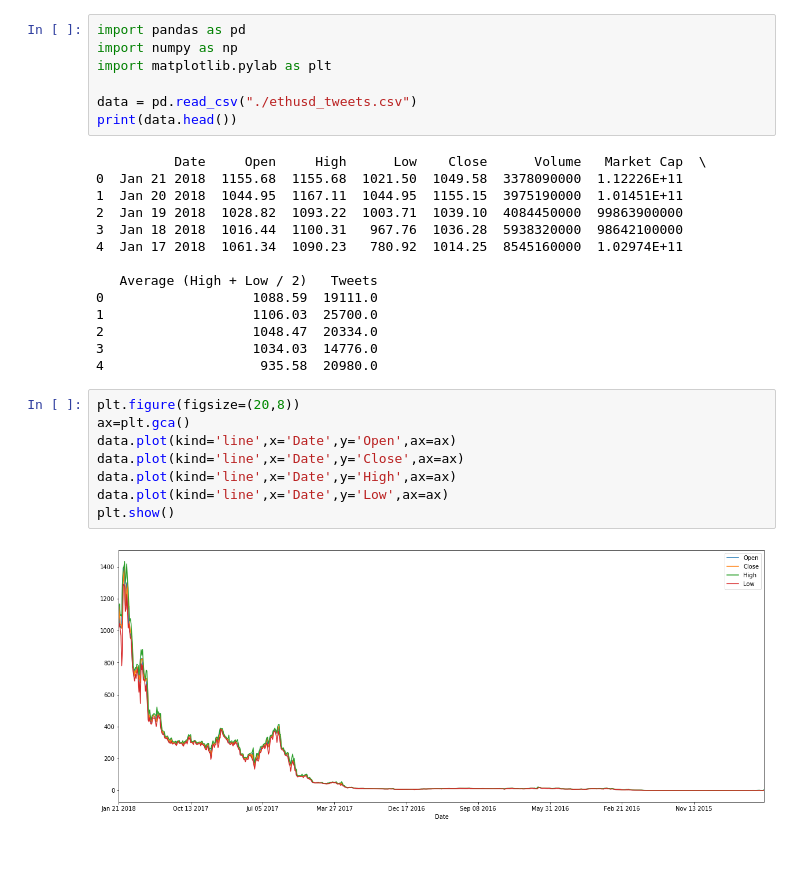
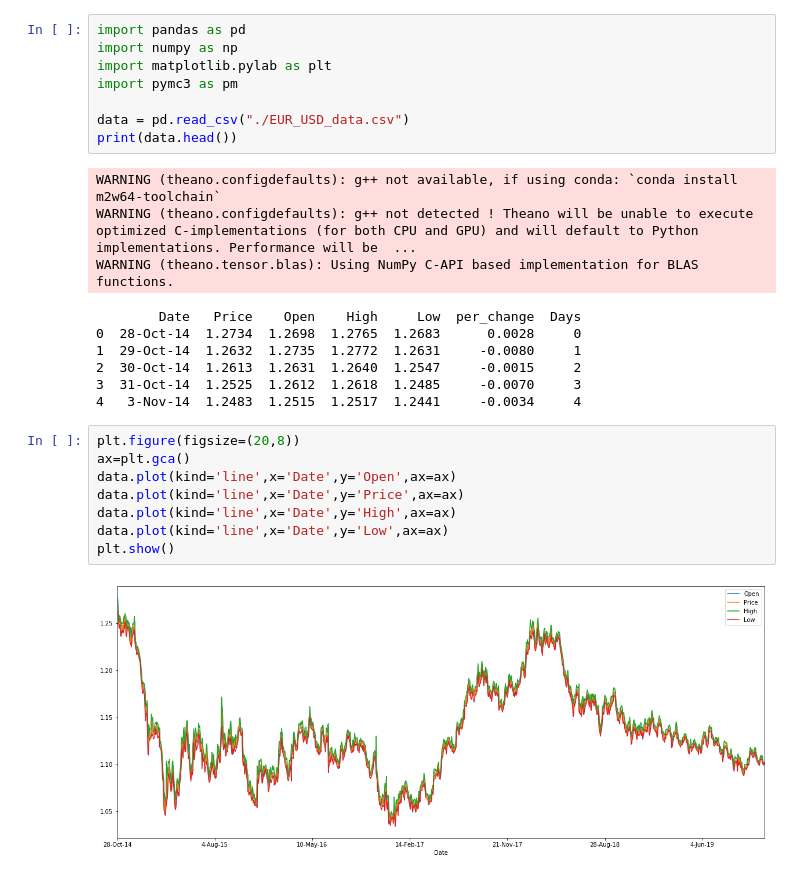
Before and after one commit to radheem/stock-market-PP-project, a Jupyter notebook: pp.ipynb, the cells around one changed output. Drawn from its saved outputs; the diff is of its cells as text; blank space fills up the shorter version.

```diff
--- a/pp.ipynb
+++ b/pp.ipynb
@@ -2,32 +2,29 @@
 import pandas as pd
 import numpy as np
 import matplotlib.pylab as plt
+import pymc3 as pm
 
-data = pd.read_csv("./ethusd_tweets.csv")
+data = pd.read_csv("./EUR_USD_data.csv")
 print(data.head())
 # %% [output]
-          Date     Open     High      Low    Close      Volume   Market Cap  \
-0  Jan 21 2018  1155.68  1155.68  1021.50  1049.58  3378090000  1.12226E+11
-1  Jan 20 2018  1044.95  1167.11  1044.95  1155.15  3975190000  1.01451E+11
-2  Jan 19 2018  1028.82  1093.22  1003.71  1039.10  4084450000  99863900000
-3  Jan 18 2018  1016.44  1100.31   967.76  1036.28  5938320000  98642100000
-4  Jan 17 2018  1061.34  1090.23   780.92  1014.25  8545160000  1.02974E+11
-
-   Average (High + Low / 2)   Tweets
-0                   1088.59  19111.0
-1                   1106.03  25700.0
-2                   1048.47  20334.0
-3                   1034.03  14776.0
-4                    935.58  20980.0
+WARNING (theano.configdefaults): g++ not available, if using conda: `conda install m2w64-toolchain`
+WARNING (theano.configdefaults): g++ not detected ! Theano will be unable to execute optimized C-implementations (for both CPU and GPU) and will default to Python implementations. Performance will be  ...
+WARNING (theano.tensor.blas): Using NumPy C-API based implementation for BLAS functions.
+        Date   Price    Open    High     Low  per_change  Days
+0  28-Oct-14  1.2734  1.2698  1.2765  1.2683      0.0028     0
+1  29-Oct-14  1.2632  1.2735  1.2772  1.2631     -0.0080     1
+2  30-Oct-14  1.2613  1.2631  1.2640  1.2547     -0.0015     2
+3  31-Oct-14  1.2525  1.2612  1.2618  1.2485     -0.0070     3
+4   3-Nov-14  1.2483  1.2515  1.2517  1.2441     -0.0034     4
 # %%
 plt.figure(figsize=(20,8))
 ax=plt.gca()
 data.plot(kind='line',x='Date',y='Open',ax=ax)
-data.plot(kind='line',x='Date',y='Close',ax=ax)
+data.plot(kind='line',x='Date',y='Price',ax=ax)
 data.plot(kind='line',x='Date',y='High',ax=ax)
 data.plot(kind='line',x='Date',y='Low',ax=ax)
 plt.show()
 # %% [output]
-[figure, old version]
+[figure, new version]
 # %%
 data.plot(kind='hist',x='Date',y='Open')
```
Also changed, not shown: parts of 19 cells of this notebook, 2 other files.
